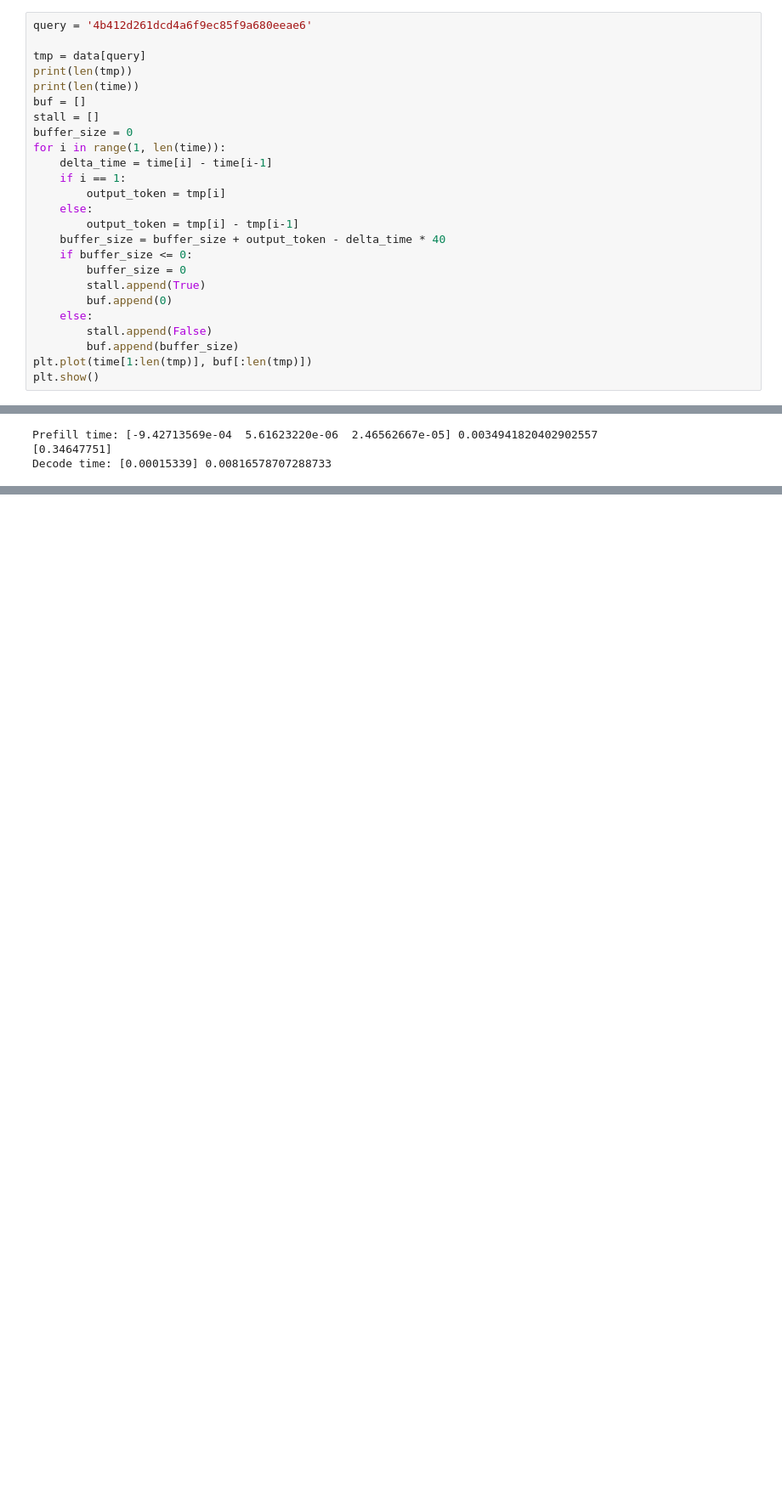
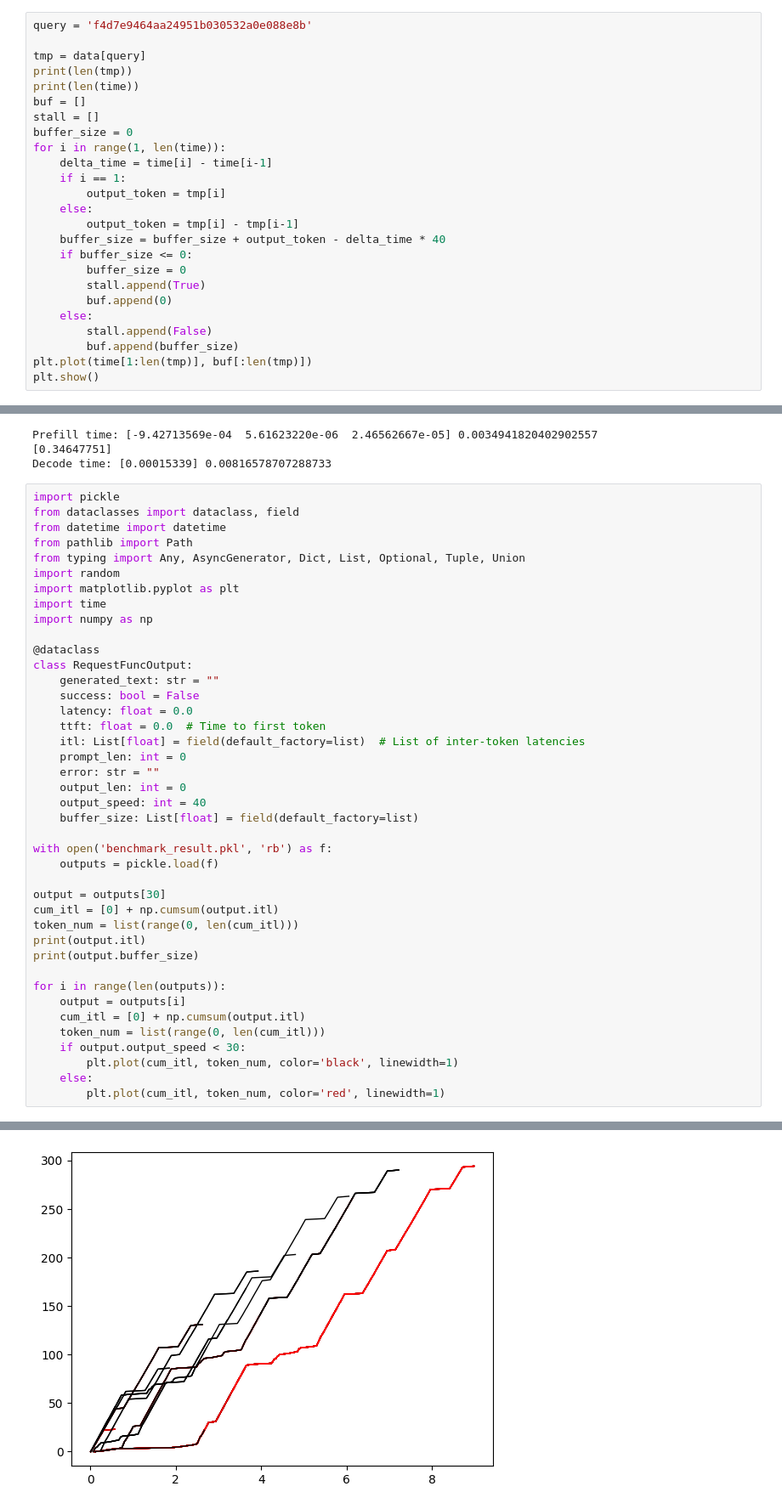
Before and after one commit to flyinglandlord/sglang, a Jupyter notebook: playground.ipynb, the cells around one changed output, grey strips where cells are left out. Shown at 85% size. Cells and saved outputs as stored; diff of their text form; blank space fills up the shorter version.

```diff
--- a/playground.ipynb
+++ b/playground.ipynb
@@ -814,5 +810,5 @@ NameError: name 'predict_request_QoE' is not defined
 # %%
-query = '4b412d261dcd4a6f9ec85f9a680eeae6'
+query = 'f4d7e9464aa24951b030532a0e088e8b'
 
 tmp = data[query]
 print(len(tmp))
@@ -919,3 +915,45 @@ print(f"Decode time: {decode_reg.coef_} {decode_reg.intercept_}")
 Prefill time: [-9.42713569e-04  5.61623220e-06  2.46562667e-05] 0.0034941820402902557
 [0.34647751]
 Decode time: [0.00015339] 0.00816578707288733
+# %%
+import pickle
+from dataclasses import dataclass, field
+from datetime import datetime
+from pathlib import Path
+from typing import Any, AsyncGenerator, Dict, List, Optional, Tuple, Union
+import random
+import matplotlib.pyplot as plt
+import time
+import numpy as np
+
+@dataclass
+class RequestFuncOutput:
+    generated_text: str = ""
+    success: bool = False
+    latency: float = 0.0
+    ttft: float = 0.0  # Time to first token
+    itl: List[float] = field(default_factory=list)  # List of inter-token latencies
+    prompt_len: int = 0
+    error: str = ""
+    output_len: int = 0
+    output_speed: int = 40
+    buffer_size: List[float] = field(default_factory=list)
+
+with open('benchmark_result.pkl', 'rb') as f:
+    outputs = pickle.load(f)
+
+output = outputs[30]
+cum_itl = [0] + np.cumsum(output.itl)
+token_num = list(range(0, len(cum_itl)))
+print(output.itl)
+print(output.buffer_size)
+
+for i in range(len(outputs)):
+    output = outputs[i]
+    cum_itl = [0] + np.cumsum(output.itl)
+    token_num = list(range(0, len(cum_itl)))
+    if output.output_speed < 30:
+        plt.plot(cum_itl, token_num, color='black', linewidth=1)
+    else:
+        plt.plot(cum_itl, token_num, color='red', linewidth=1)
+# %% [output]
@@ -921,0 +962 @@ Decode time: [0.00015339] 0.00816578707288733
+[figure, added]
```
Also changed, not shown: parts of 4 cells of this notebook, 11 other files.
